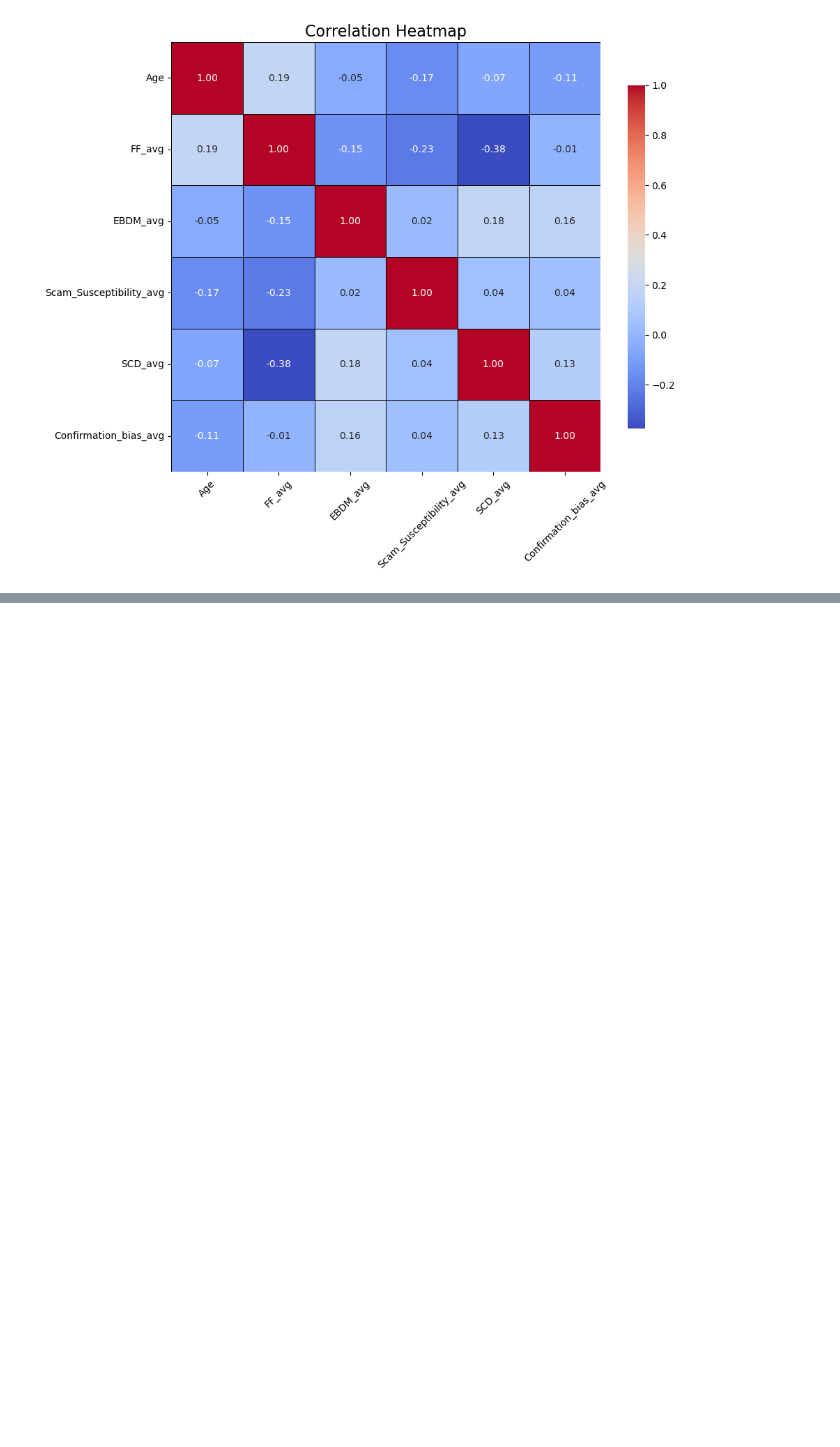
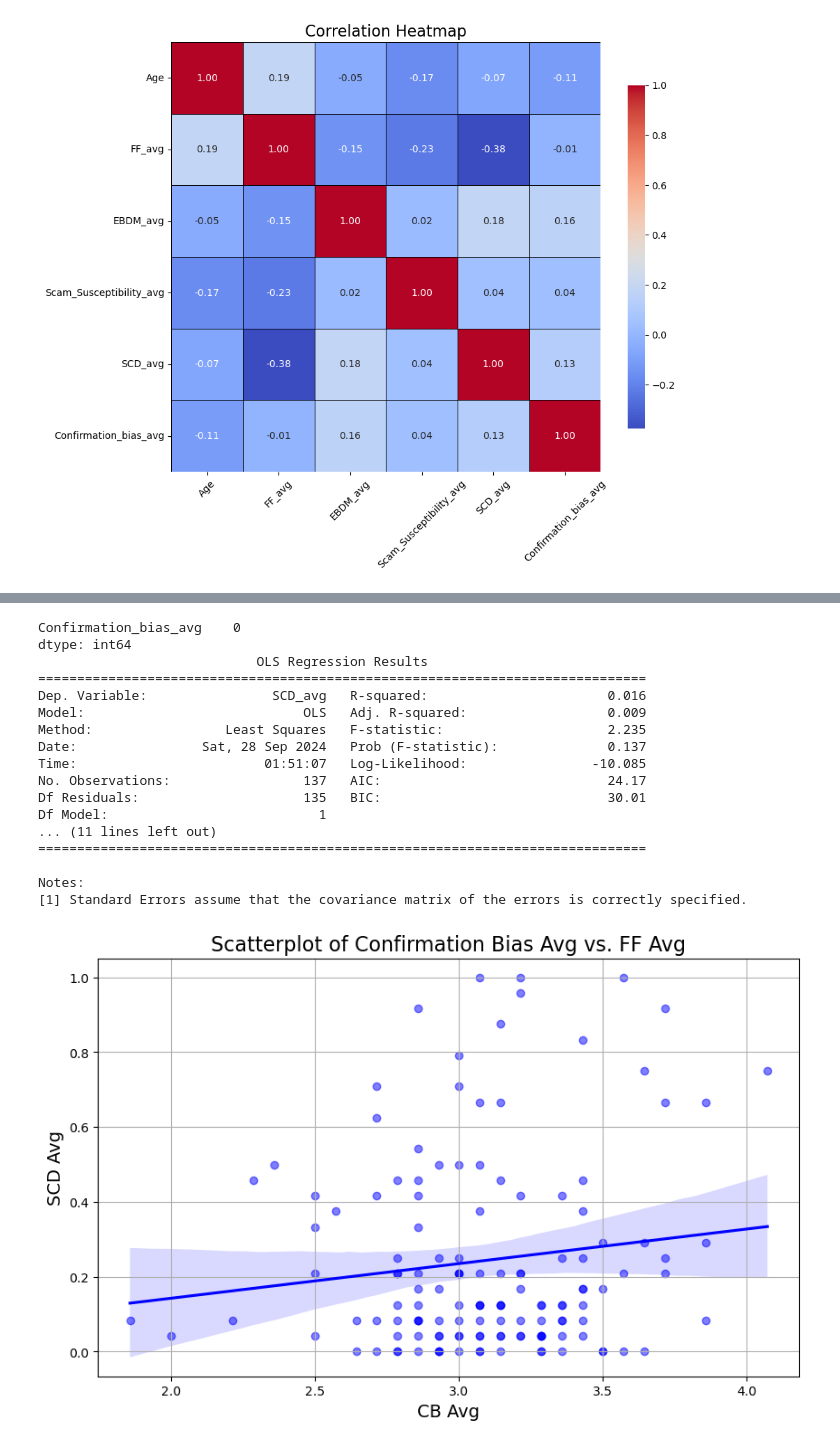
Before and after one commit to DVS-Lab/consciousness, a Jupyter notebook: code/gen-stats_softlaunch-data.ipynb, the cells around one changed output, grey strips where cells are left out. Saved outputs shown, nothing was run; the diff lists cells and outputs as text; code cells hidden in the pictures; blank space fills up the shorter version.

```diff
--- a/code/gen-stats_softlaunch-data.ipynb
+++ b/code/gen-stats_softlaunch-data.ipynb
@@ -605,0 +740,57 @@ Notes:
+# %%
+# Test Exploratory: Confirmation Bias & Age, SCD, FFMQ
+
+# Check for missing values in relevant columns
+print(combined_df[['Confirmation_bias_avg']].isnull().sum())
+
+# Drop rows with missing values in these columns (if any)
+combined_df = combined_df.dropna(subset=['Confirmation_bias_avg'])
+
+# Ensure the data types are numeric
+combined_df['Confirmation_bias_avg'] = pd.to_numeric(combined_df['Confirmation_bias_avg'], errors='coerce')
+
+# Drop any rows that may have been created as NaN due to coercion
+combined_df = combined_df.dropna(subset=['Confirmation_bias_avg'])
+
+# Prepare the data for regression
+X = combined_df[['Confirmation_bias_avg']]  # Independent variables
+X = sm.add_constant(X)  # Add a constant term for the intercept
+y = combined_df['SCD_avg']  # Dependent variable
+
+# Fit the linear regression model
+model = sm.OLS(y, X).fit()
+
+# Print the regression results
+print(model.summary())
+
+# Create scatterplot with SCD_avg vs. Confirmation_bias_avg with trend line and confidence interval
+plt.figure(figsize=(10, 6))
+sns.regplot(x='Confirmation_bias_avg', y='SCD_avg', data=combined_df,
+            scatter_kws={'color': 'blue', 'alpha': 0.5},
+            line_kws={'color': 'blue'},
+            ci=95)  # 95% confidence interval
+
+plt.title('Scatterplot of Confirmation Bias Avg vs. FF Avg', fontsize=16)
+plt.xlabel('CB Avg', fontsize=14)
+plt.ylabel('SCD Avg', fontsize=14)
+plt.grid(True)
+plt.show()
+# %% [output]
+Confirmation_bias_avg    0
+dtype: int64
+                            OLS Regression Results
+==============================================================================
+Dep. Variable:                SCD_avg   R-squared:                       0.016
+Model:                            OLS   Adj. R-squared:                  0.009
+Method:                 Least Squares   F-statistic:                     2.235
+Date:                Sat, 28 Sep 2024   Prob (F-statistic):              0.137
+Time:                        01:51:07   Log-Likelihood:                -10.085
+No. Observations:                 137   AIC:                             24.17
+Df Residuals:                     135   BIC:                             30.01
+Df Model:                           1
+... (11 lines left out)
+==============================================================================
+
+Notes:
+[1] Standard Errors assume that the covariance matrix of the errors is correctly specified.
+[figure, added]
```
Also changed, not shown: parts of 4 cells of this notebook, 1 other file.
